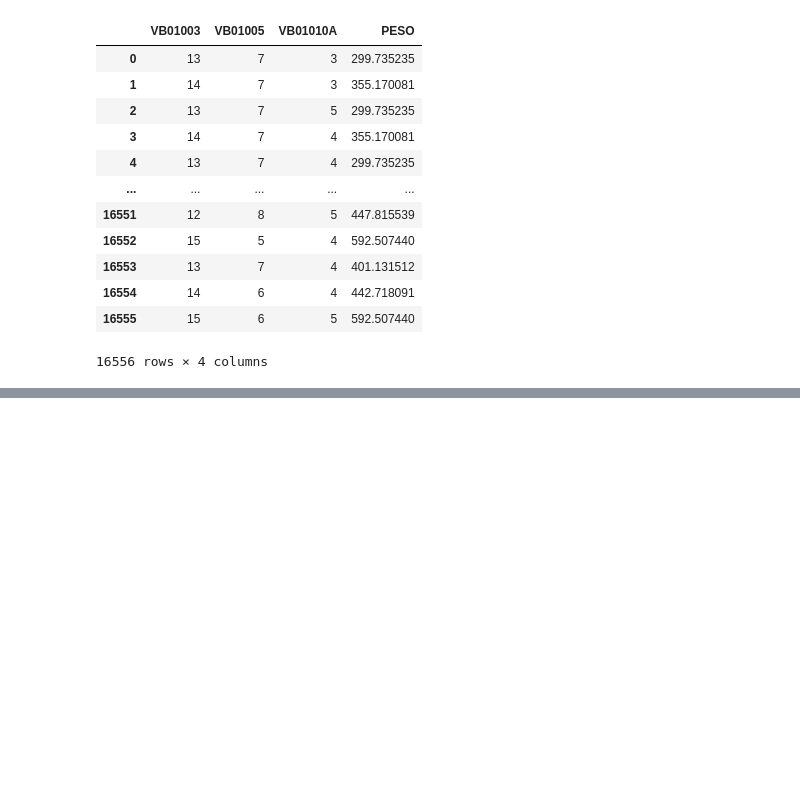
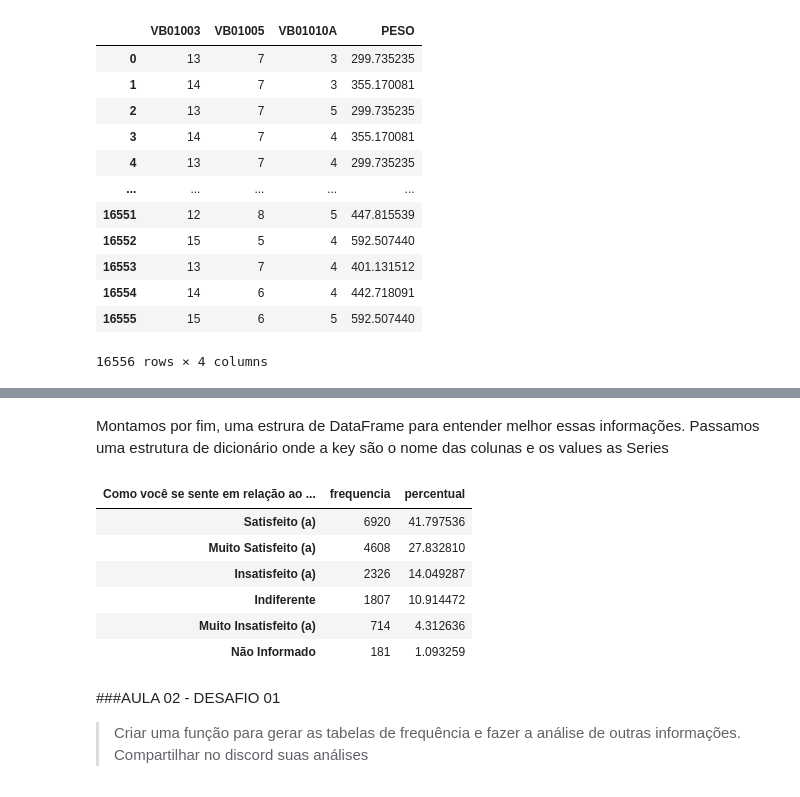
Before and after one commit to MatheusOrange211/Bootcamp-Alura, a Jupyter notebook: Bootcamp_Alura_Data_Science_IBGE.ipynb, the cells around one changed output, grey strips where cells are left out. Drawn from its saved outputs; the diff is of its cells as text; code cells hidden in the pictures; blank space fills up the shorter version.

```diff
--- a/Bootcamp_Alura_Data_Science_IBGE.ipynb
+++ b/Bootcamp_Alura_Data_Science_IBGE.ipynb
@@ -224,0 +275,27 @@ dados[['VB01003','VB01005','VB01010A','PESO']]
+# %% [markdown]
+Montamos por fim, uma estrura de DataFrame para entender melhor essas informações. Passamos uma estrutura de dicionário onde a key são o nome das colunas e os values as Series
+# %%
+respostas = {
+    1: 'Muito Satisfeito (a)',
+    2: 'Satisfeito (a)',
+    3: 'Indiferente',
+    4: 'Insatisfeito (a)',
+    5: 'Muito Insatisfeito (a)',
+    99: 'Não Informado'
+}
+
+dist_freq = pd.DataFrame({"frequencia":frequencia,"percentual":percentual})
+dist_freq.rename(index = respostas, inplace = True) #substituindo os valores pelos nomes
+dist_freq.rename_axis("Como você se sente em relação ao seu corpo?",axis=1,inplace=True) #dando um nome para o nosso index
+dist_freq
+# %% [output]
+| Como você se sente em relação ao ... | frequencia | percentual |
+| Satisfeito (a) | 6920 | 41.797536 |
+| Muito Satisfeito (a) | 4608 | 27.832810 |
+| Insatisfeito (a) | 2326 | 14.049287 |
+| Indiferente | 1807 | 10.914472 |
+| Muito Insatisfeito (a) | 714 | 4.312636 |
+| Não Informado | 181 | 1.093259 |
+# %% [markdown]
+###AULA 02 - DESAFIO 01 <br>
+>Criar uma função para gerar as tabelas de frequência e fazer a análise de outras informações. Compartilhar no discord suas análises
```
Also changed, not shown: parts of 40 cells of this notebook.
